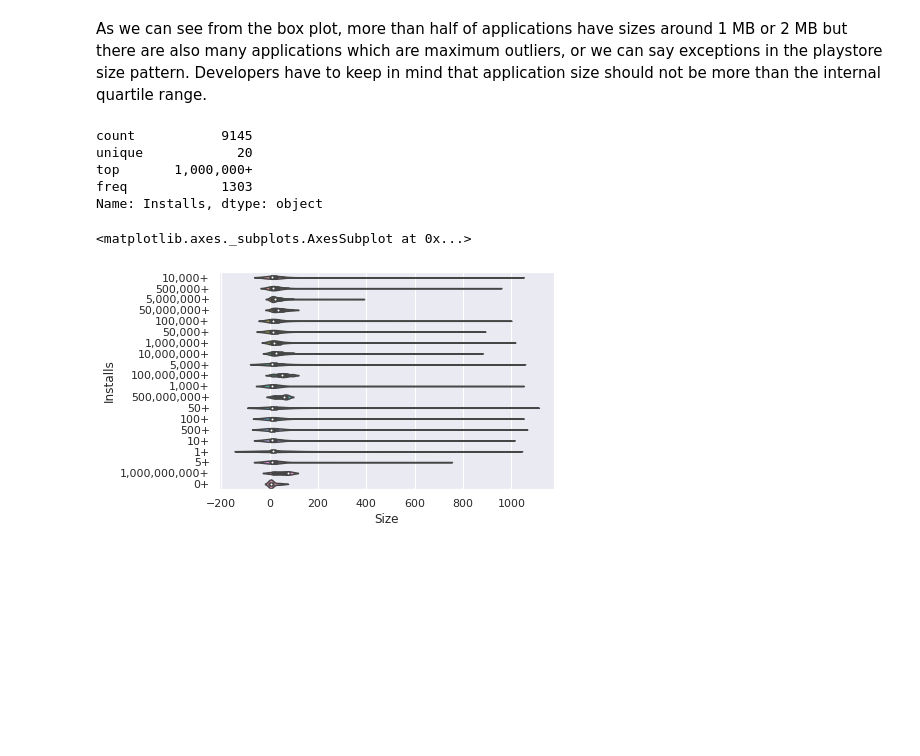
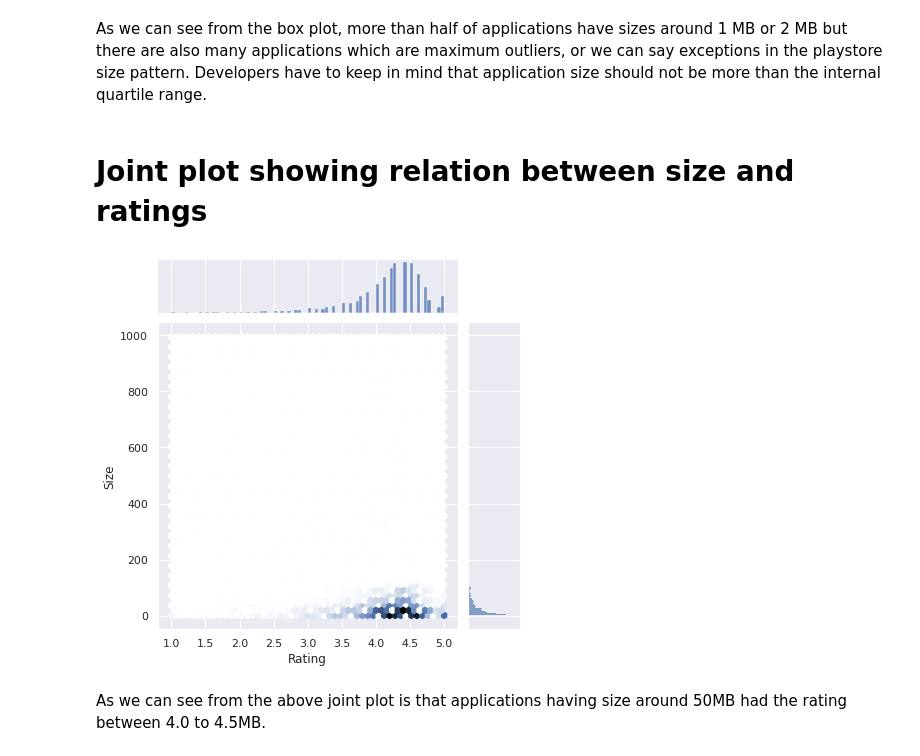
Before and after one commit to ekanshsinghrathore/eda_playstore, a Jupyter notebook: Play_Store_App_Review_Analysis_Capstone_Project.ipynb, the cells around one changed output. Saved outputs shown, nothing was run; the diff lists cells and outputs as text; code cells hidden in the pictures; blank space fills up the shorter version.

```diff
--- a/Play_Store_App_Review_Analysis_Capstone_Project.ipynb
+++ b/Play_Store_App_Review_Analysis_Capstone_Project.ipynb
@@ -161,20 +170,12 @@ plt.show()
 [figure]
 # %% [markdown]
 As we can see from the box plot, more than half of applications have sizes around 1 MB or 2 MB but there are also many applications which are maximum outliers, or we can say exceptions in the playstore size pattern. Developers have to keep in mind that application size should not be more than the internal quartile range.
-# %%
-googleplay_df['Installs'].describe()
-# %% [output]
-count           9145
-unique            20
-top       1,000,000+
-freq            1303
-Name: Installs, dtype: object
-# %%
-googleplay_df.Size=googleplay_df.Size.astype('float')
-# %%
-
-sns.violinplot(x = googleplay_df['Size'],
-                  y = googleplay_df['Installs'] )
-# %% [output]
-<matplotlib.axes._subplots.AxesSubplot at 0x...>
-[figure, removed]
+# %% [markdown]
+# Joint plot showing relation between size and ratings
+# %%
+sns.jointplot(y ='Size', x ='Rating', data = googleplay_df, kind ='hex')
+plt.show()
+# %% [output]
+[figure, added]
+# %% [markdown]
+As we can see from the above joint plot is that applications having size around 50MB had the rating between 4.0 to 4.5MB.
```
Also changed, not shown: parts of 1 cell of this notebook.
